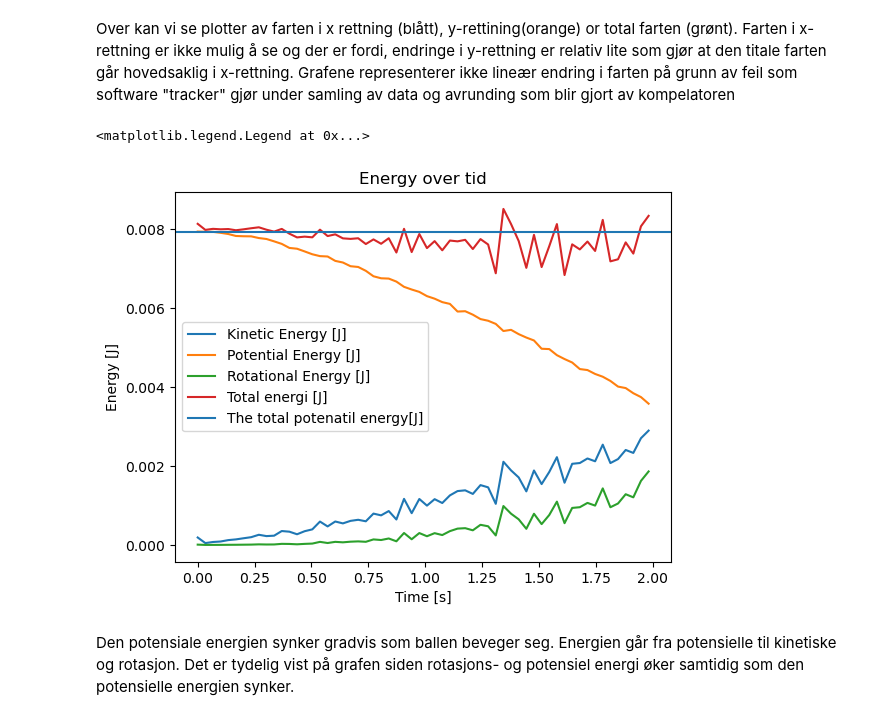
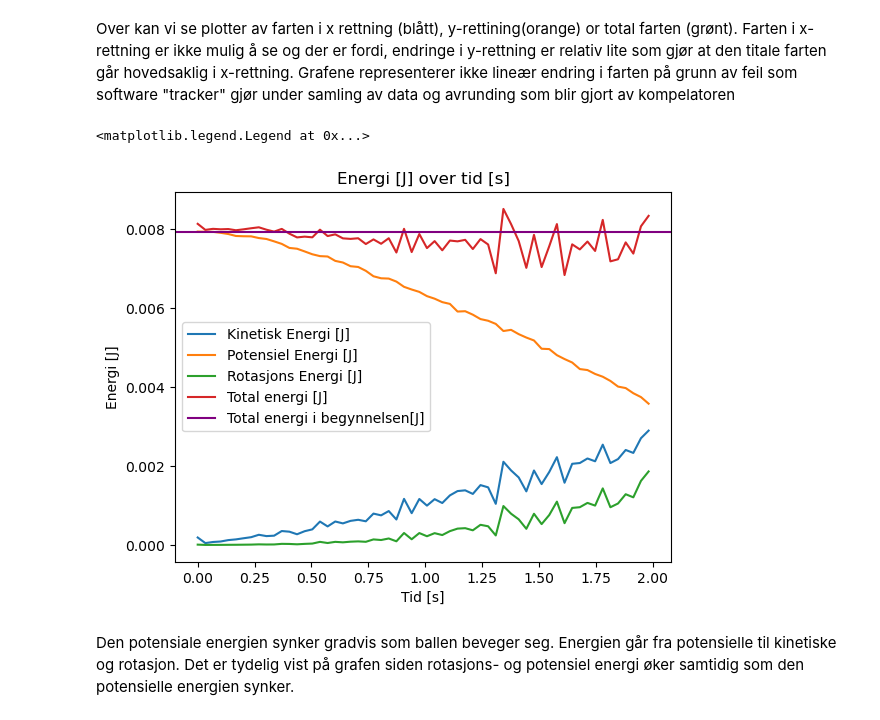
Before and after one commit to Senja20/fys129Del2, a Jupyter notebook: Del 2 fys129.ipynb, the cells around one changed output. Drawn from its saved outputs; the diff is of its cells as text; code cells hidden in the pictures.

```diff
--- a/Del 2 fys129.ipynb
+++ b/Del 2 fys129.ipynb
@@ -196,24 +199,22 @@ axs[1][1].plot(time, speeds.Speed)
 # %% [markdown]
 Over kan vi se plotter av farten i x rettning (blått), y-rettining(orange) or total farten (grønt). Farten i x-rettning er ikke mulig å se og der er fordi, endringe i y-rettning er relativ lite som gjør at den titale farten går hovedsaklig i x-rettning. Grafene representerer ikke lineær endring i farten på grunn av feil som software "tracker" gjør under samling av data og avrunding som blir gjort av kompelatoren
 # %%
+# plotter potensial og kinetisk energi
+plt.title("Energi [J] over tid [s]")
 
+plt.plot(time, KineticE, label="Kinetisk Energi [J]")
+plt.plot(time, PotentialE, label="Potensiel Energi [J]")
+plt.plot(time, rotationalE, label="Rotasjons Energi [J]")
+plt.plot(time, TotalE, label="Total energi [J]")
+plt.axhline(y=PE_0, color = 'purple', label="Total energi i begynnelsen[J]")
 
-# plotter potensial og kinetisk energi
-plt.title("Energy over tid")
-
-plt.plot(time, KineticE, label="Kinetic Energy [J]")
-plt.plot(time, PotentialE, label="Potential Energy [J]")
-plt.plot(time, rotationalE, label="Rotational Energy [J]")
-plt.plot(time, TotalE, label="Total energi [J]")
-plt.axhline(y=PE_0, label="The total potenatil energy[J]")
-
-plt.xlabel("Time [s]")
-plt.ylabel("Energy [J]")
+plt.xlabel("Tid [s]")
+plt.ylabel("Energi [J]")
 
 plt.legend()
 # %% [output]
 <matplotlib.legend.Legend at 0x...>
-[figure, old version]
+[figure, new version]
 # %% [markdown]
 Den potensiale energien synker gradvis som ballen beveger seg. Energien går fra potensielle til kinetiske og rotasjon. Det er tydelig vist på grafen siden rotasjons- og potensiel energi øker samtidig som den potensielle energien synker.
 # %%
```
Also changed, not shown: parts of 6 cells of this notebook.
